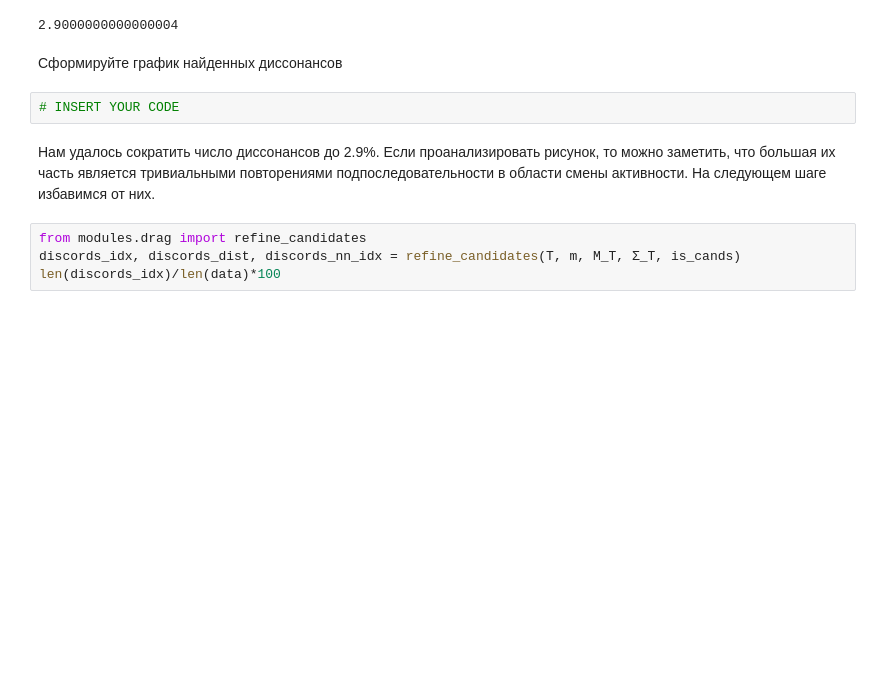
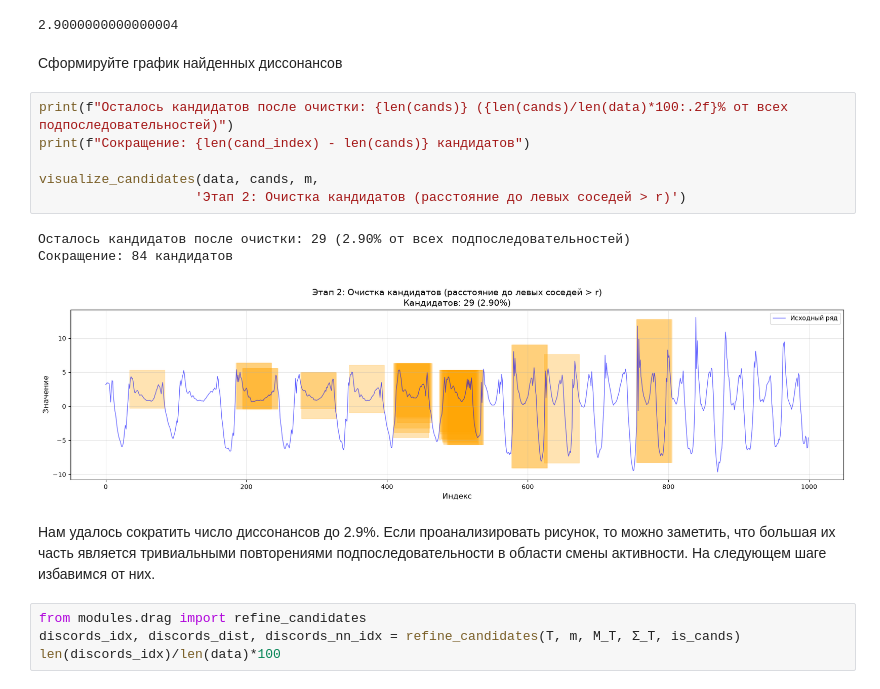
Before and after one commit to ke103rga/2026-Razuev-TimeSeriesCourse, a Jupyter notebook: practice/03 Discords/03 Discords.ipynb, the cells around one changed output. Cells and saved outputs as stored; diff of their text form; blank space fills up the shorter version.

```diff
--- a/practice/03 Discords/03 Discords.ipynb
+++ b/practice/03 Discords/03 Discords.ipynb
@@ -183,7 +441,15 @@ len(cands)/len(data)*100
 # %% [markdown]
 Сформируйте график найденных диссонансов
 # %%
-# INSERT YOUR CODE
+print(f"Осталось кандидатов после очистки: {len(cands)} ({len(cands)/len(data)*100:.2f}% от всех подпоследовательностей)")
+print(f"Сокращение: {len(cand_index) - len(cands)} кандидатов")
+
+visualize_candidates(data, cands, m,
+                    'Этап 2: Очистка кандидатов (расстояние до левых соседей > r)')
+# %% [output]
+Осталось кандидатов после очистки: 29 (2.90% от всех подпоследовательностей)
+Сокращение: 84 кандидатов
+[figure, added]
 # %% [markdown]
 Нам удалось сократить число диссонансов до 2.9%. Если проанализировать рисунок, то можно заметить, что большая их часть является тривиальными повторениями подпоследовательности в области смены активности. На следующем шаге избавимся от них.
 # %%
```
Also changed, not shown: parts of 30 cells of this notebook, 1 other file.
